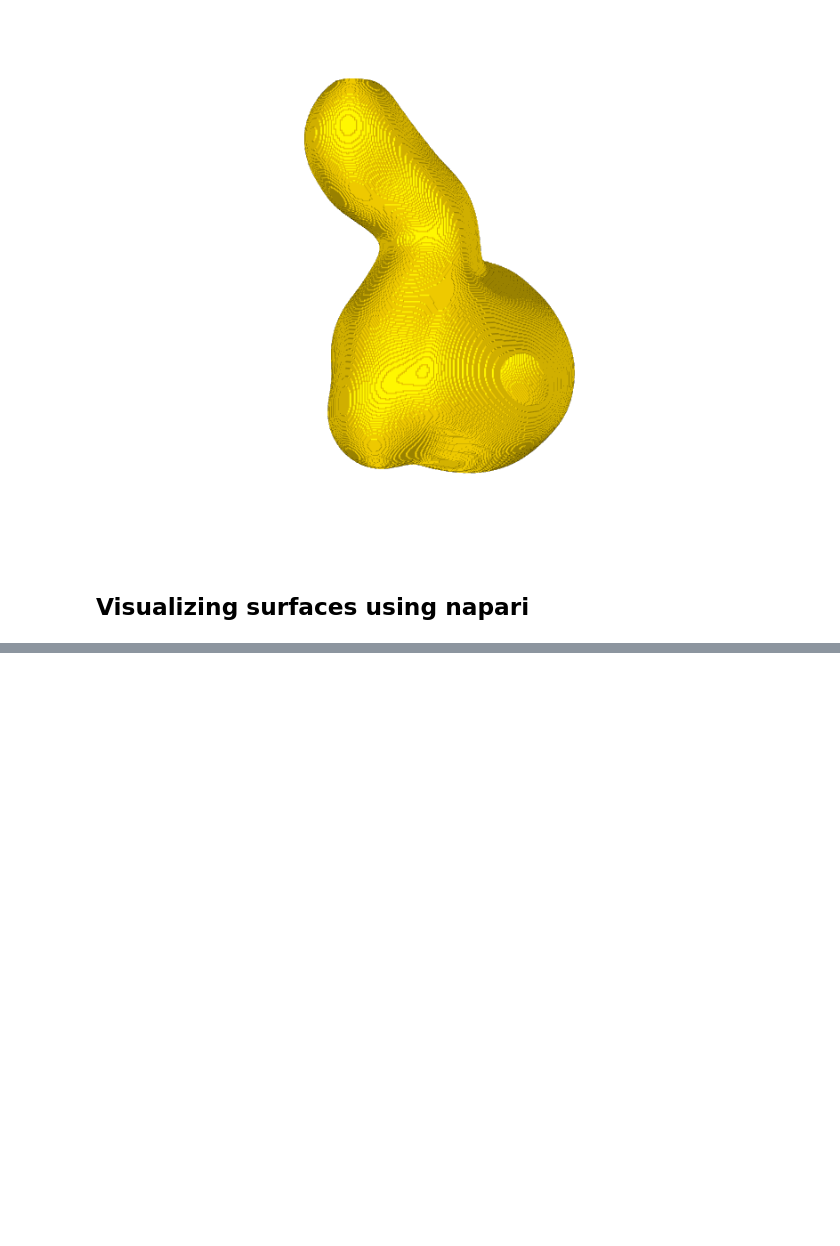
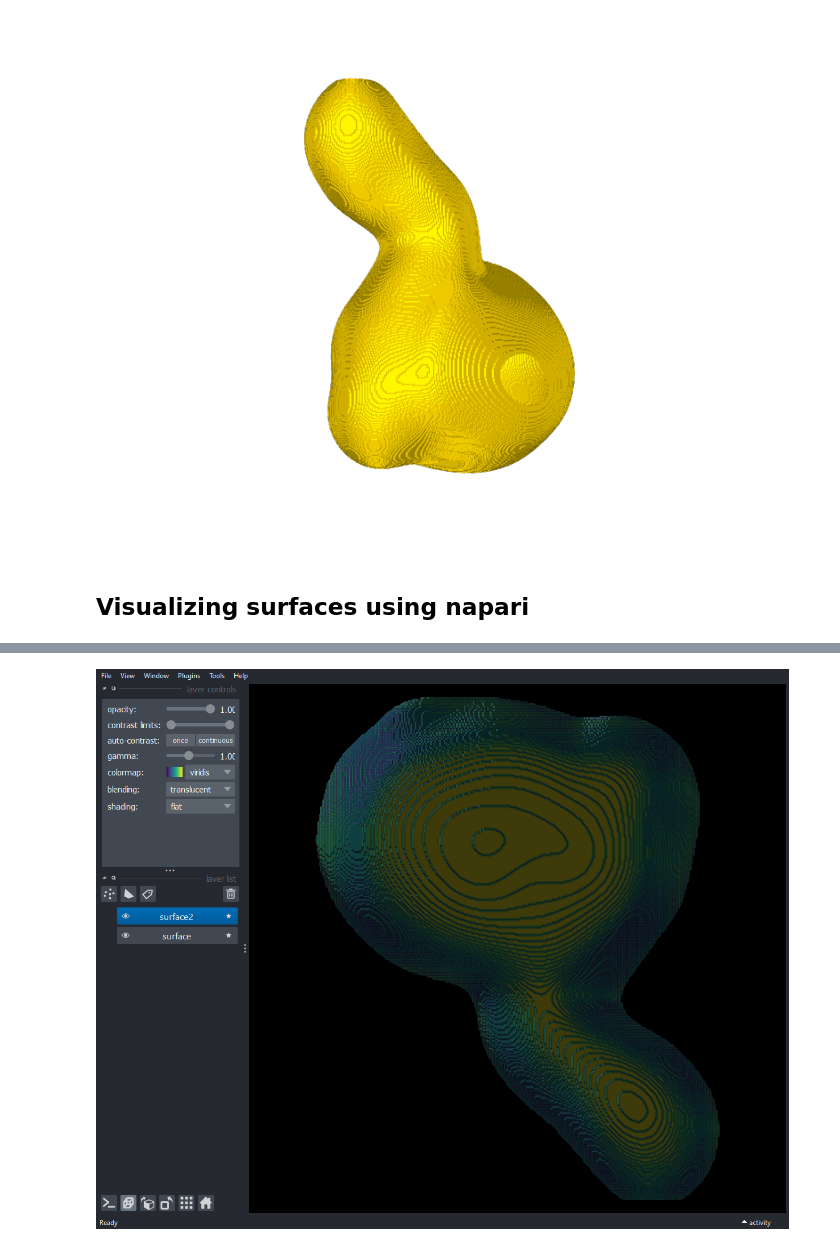
Before and after one commit to haesleinhuepf/napari-process-points-and-surfaces, a Jupyter notebook: docs/visualizing_surfaces.ipynb, the cells around one changed output, grey strips where cells are left out. Saved outputs shown, nothing was run; the diff lists cells and outputs as text; code cells hidden in the pictures; blank space fills up the shorter version.

```diff
--- a/docs/visualizing_surfaces.ipynb
+++ b/docs/visualizing_surfaces.ipynb
@@ -36,3 +34,7 @@ surface
         [249176, 247824, 247826],
         [249176, 247826, 249177],
         [249177, 247826, 247765]], dtype=int64))
+# %%
+surface2 = nppas.add_quality(surface, nppas.Quality.AREA)
+surface2.azimuth = 90
+surface2
@@ -68,0 +88,7 @@ napari.utils.nbscreenshot(viewer)
+# %%
+
+viewer.add_surface(surface2, colormap=surface2.cmap)
+
+napari.utils.nbscreenshot(viewer)
+# %% [output]
+[figure, added]
```
Also changed, not shown: parts of 5 cells of this notebook.
